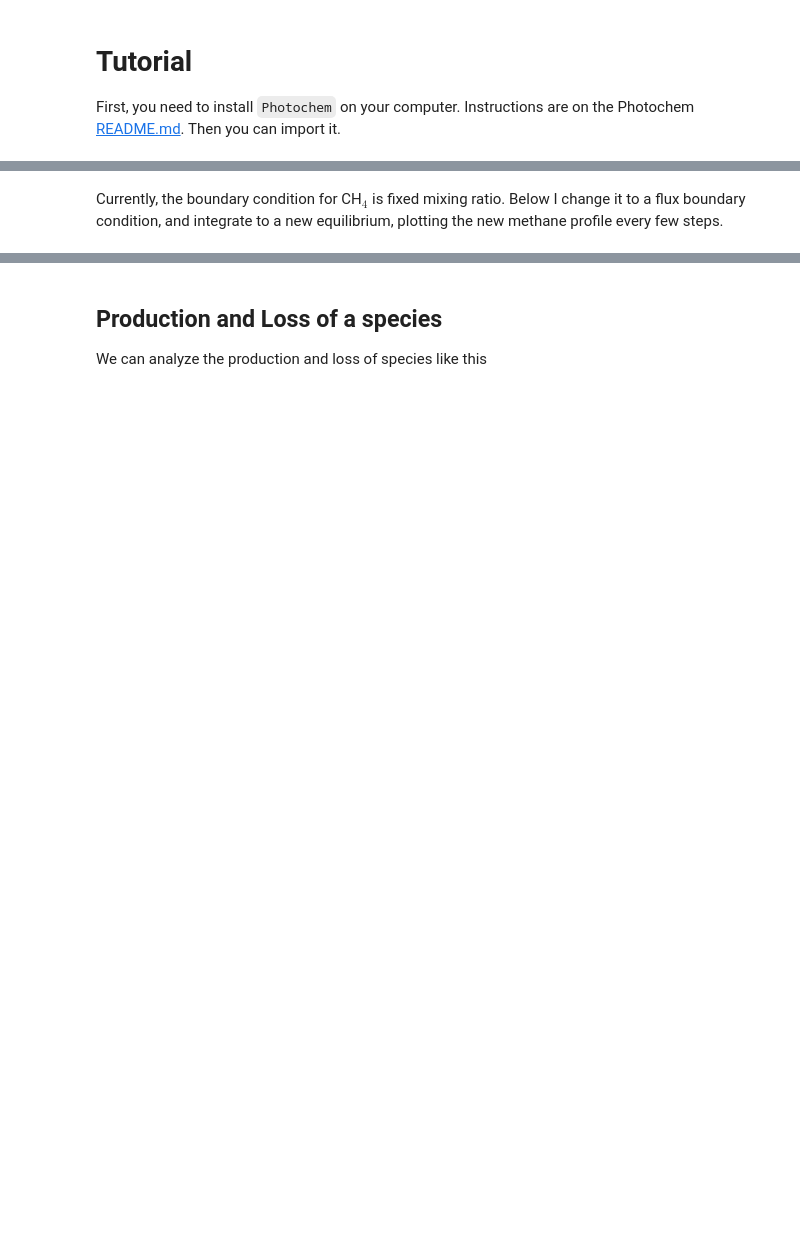
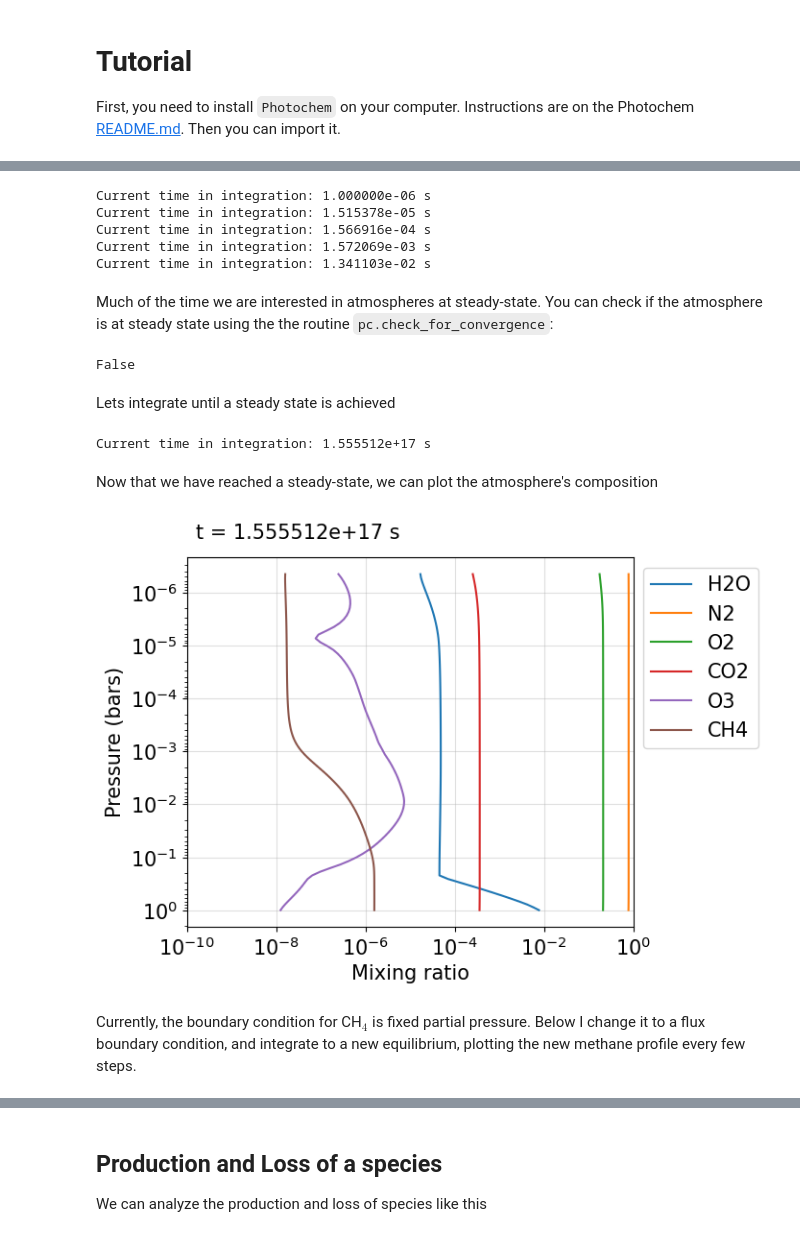
Before and after one commit to Nicholaswogan/photochem, a Jupyter notebook: examples/Tutorial.ipynb, the cells around one changed output, grey strips where cells are left out. Drawn from its saved outputs; the diff is of its cells as text; code cells hidden in the pictures; blank space fills up the shorter version.

```diff
--- a/examples/Tutorial.ipynb
+++ b/examples/Tutorial.ipynb
@@ -64,4 +76,66 @@ plt.show()
+# %%
+# Initialize an integrator with some initial conditions
+initial_conditions = pc.wrk.usol
+pc.initialize_stepper(initial_conditions)
+
+# Take a couple of integration steps
+for i in range(5):
+    tn = pc.step()
+    print('Current time in integration: %e s'%tn)
+# %% [output]
+Current time in integration: 1.000000e-06 s
+Current time in integration: 1.515378e-05 s
+Current time in integration: 1.566916e-04 s
+Current time in integration: 1.572069e-03 s
+Current time in integration: 1.341103e-02 s
+# %% [markdown]
+Much of the time we are interested in atmospheres at steady-state. You can check if the atmosphere is at steady state using the the routine `pc.check_for_convergence`:
+# %%
+converged = pc.check_for_convergence()
+print(converged)
+# %% [output]
+False
+# %% [markdown]
+Lets integrate until a steady state is achieved
+# %%
+while True:
+    tn = pc.step()
+    print('Current time in integration: %e s'%tn,end='\r')
+    converged = pc.check_for_convergence()
+    if converged:
+        break
+# %% [output]
+Current time in integration: 1.555512e+17 s
+# %% [markdown]
+Now that we have reached a steady-state, we can plot the atmosphere's composition
+# %%
+def plot_atmosphere(pc):
+    plt.rcParams.update({'font.size': 15})
+    fig,ax = plt.subplots(1,1,figsize=[6,5])
+
+    # This function returns the state of the atmosphere in dictionary
+    sol = pc.mole_fraction_dict()
+
+    species = ['H2O','N2','O2','CO2','O3','CH4']
+    for i,sp in enumerate(species):
+        ax.plot(sol[sp], sol['pressure']/1e6, label=sp)
+
+    ax.set_xscale('log')
+    ax.set_yscale('log')
+    ax.invert_yaxis()
+    ax.grid(alpha=0.4)
+    ax.set_xlim(1e-10,1)
+    ax.set_ylabel('Pressure (bars)')
+    ax.set_xlabel('Mixing ratio')
+    ax.legend(ncol=1,bbox_to_anchor=(1,1.0),loc='upper left')
+    ax.text(0.02, 1.04, 't = '+'%e s'%pc.wrk.tn, \
+        size = 15,ha='left', va='bottom',transform=ax.transAxes)
+
+    plt.show()
+plot_atmosphere(pc)
+# %% [output]
+[figure, added]
 # %% [markdown]
-Currently, the boundary condition for CH$_4$ is fixed mixing ratio. Below I change it to a flux boundary condition, and integrate to a new equilibrium, plotting the new methane profile every few steps.
+Currently, the boundary condition for CH$_4$ is fixed partial pressure. Below I change it to a flux boundary condition, and integrate to a new equilibrium, plotting the new methane profile every few steps.
 # %%
 pc.set_lower_bc('CH4',bc_type='flux',flux=1e9)
```
Also changed, not shown: parts of 32 cells of this notebook.
